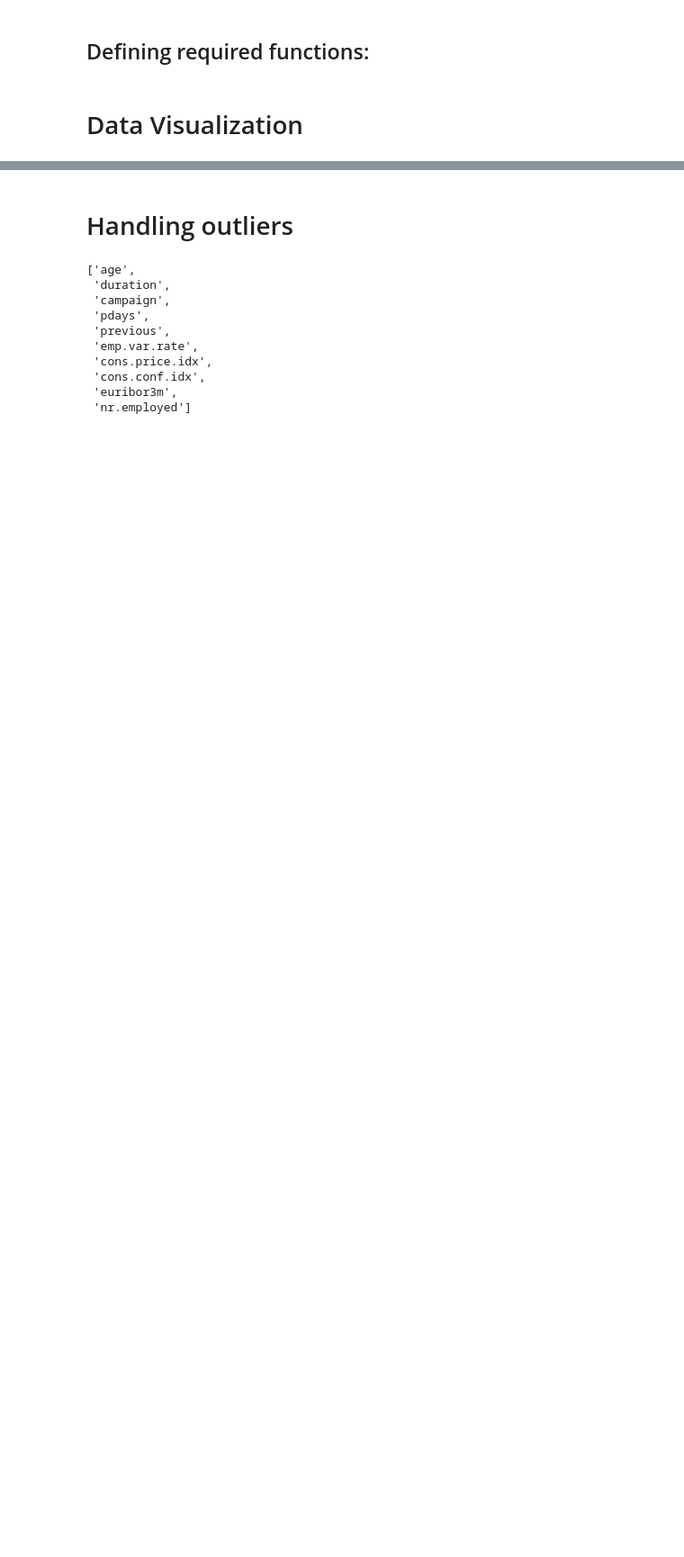
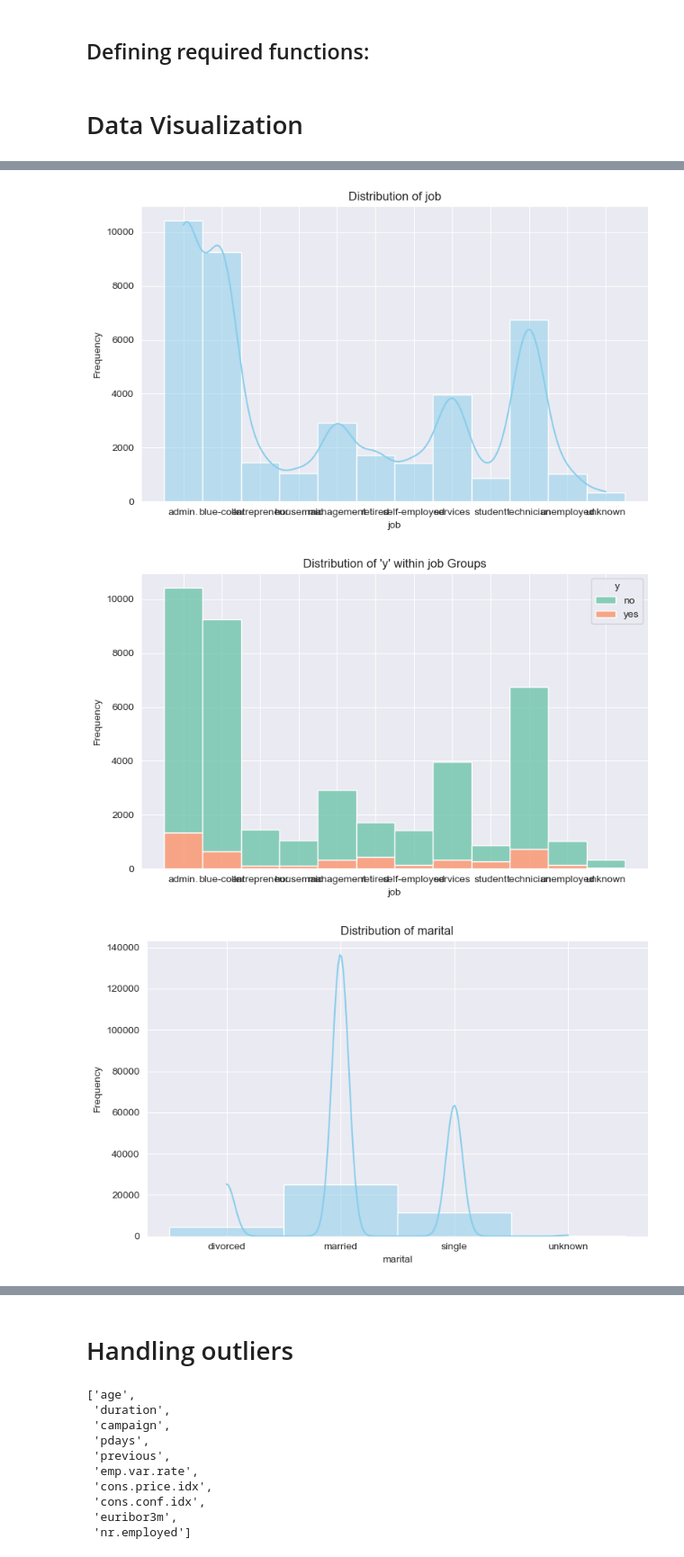
Before and after one commit to batuhanozzer/bankMarketing, a Jupyter notebook: bankMarketingUpdated.ipynb, the cells around one changed output, grey strips where cells are left out. Shown at 90% size. Cells and saved outputs as stored; diff of their text form; code cells hidden in the pictures; blank space fills up the shorter version.

```diff
--- a/bankMarketingUpdated.ipynb
+++ b/bankMarketingUpdated.ipynb
@@ -177,0 +182,8 @@ for col in dataset_copy.columns:
+# %%
+for col in categorical_columns:
+    visualize_features(dataset_copy,col)
+    visualize_target_feature(dataset_copy,col)
+# %% [output]
+[figure, added]
+[figure, added]
+[figure, added]
```
Also changed, not shown: parts of 7 cells of this notebook.
